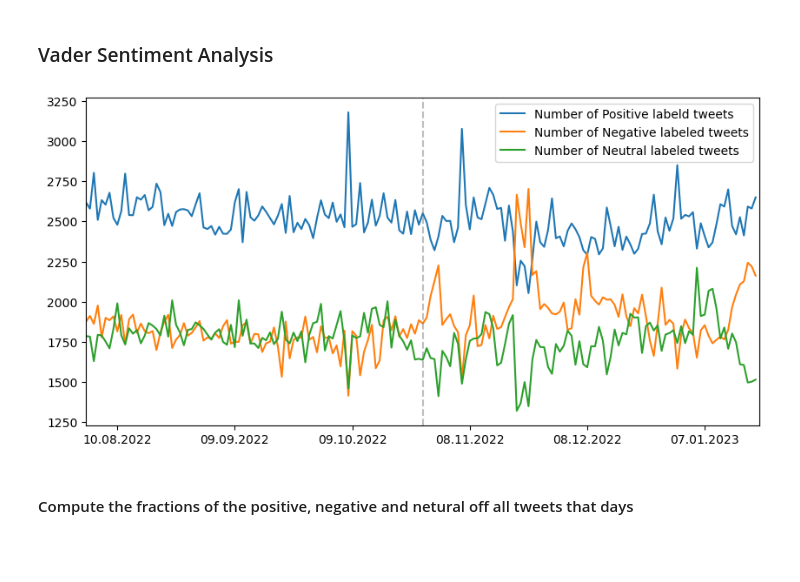
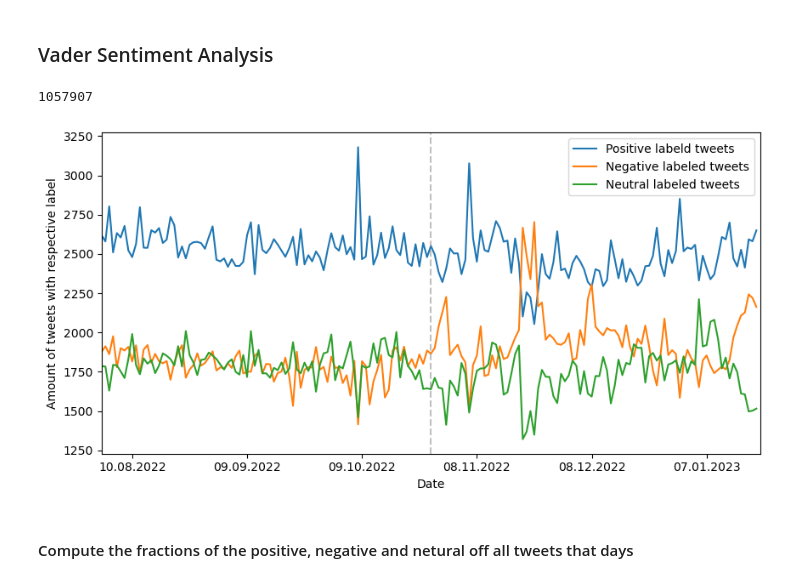
Before and after one commit to mdeppner/lgbtq-twitter-analysis, a Jupyter notebook: lgbtq_tweet_analysis.ipynb, the cells around one changed output. Drawn from its saved outputs; the diff is of its cells as text; code cells hidden in the pictures; blank space fills up the shorter version.

```diff
--- a/lgbtq_tweet_analysis.ipynb
+++ b/lgbtq_tweet_analysis.ipynb
@@ -535 +533,6 @@ print("Average subjectivity: ", avg_subj/count)
+# %%
+# Add polarity and subjectivity results to the processed dataframe
+
+df_processed = df_processed.assign(text_blob_polarity = polarities)
+df_processed = df_processed.assign(text_blob_subjectivity = subjectivities)
 # %%
@@ -588,0 +633,9 @@ plt.plot(polarities_per_day)
+# %%
+# Extract the days from the 'created_at' timestamps to make the handling of the violin plots easier
+
+days_only = [row['created_at'].date() for index, row in df_processed.iterrows()]
+df_processed = df_processed.assign(day = days_only)
+# %%
+# create a new column with the group number
+df_processed['days_since_start'] = (df_processed['created_at'] - startdates_all[0]).dt.days
+df_processed['week_group'] = (df_processed['days_since_start'] // 14) + 1
@@ -653,5 +716,9 @@ for index, sent_dict in enumerate(sentiment_list):
 
     else :
         labels[index] = "Neutral"
+# %%
+df_processed.shape[0]
+# %% [output]
+1057907
 # %%
 # Create new columns in the processed datframe for the results of the VADER sentiment analysis
@@ -661,9 +729,10 @@ df_processed = df_processed.assign(vader_neutral = neutral_values)
 df_processed = df_processed.assign(vader_compound = compound_values)
 df_processed = df_processed.assign(vader_label = labels)
 # %%
-positive_per_day = np.zeros(len(startdates_all))
-negative_per_day = np.zeros(len(startdates_all))
-neutral_per_day  = np.zeros(len(startdates_all))
+# Compute the amount of Positive, Neutral and Negative labeled tweets per day
+positive_per_day = np.zeros(total_days)
+negative_per_day = np.zeros(total_days)
+neutral_per_day  = np.zeros(total_days)
 index = 0
 
 for startdate, enddate in zip(startdates_all, enddates_all):
@@ -686,29 +755,32 @@ for startdate, enddate in zip(startdates_all, enddates_all):
 
     index += 1
 # %%
-import matplotlib.dates as mdates
-
+# Plot the results in form of a timeseries
 
 date_index = startdates_all
 
 plt.figure(figsize=(10, 5), dpi=100)
 
-plt.plot(date_index, positive_per_day, label='Number of Positive labeld tweets')
-plt.plot(date_index, negative_per_day, label='Number of Negative labeled tweets')
-plt.plot(date_index, neutral_per_day, label='Number of Neutral labeled tweets')
+plt.plot(date_index, positive_per_day, label='Positive labeld tweets')
+plt.plot(date_index, negative_per_day, label='Negative labeled tweets')
+plt.plot(date_index, neutral_per_day, label='Neutral labeled tweets')
 
 # set the tick locations and labels
 plt.gca().xaxis.set_major_locator(mdates.DayLocator(interval=30))
 plt.gca().xaxis.set_major_formatter(mdates.DateFormatter('%d.%m.%Y'))
 plt.xlim(startdates_all[0], enddates_all[-1])
 
 # Add a vertical line to mark the date of acquisition
 plt.axvline(x=date_of_acquisition,color='gray',linestyle='--',alpha=0.5)
 
+plt.xlabel("Date")
+plt.ylabel("Amount of tweets with respective label")
 plt.legend(loc='upper right')
+
+#plt.savefig('plots/total_numbers.png', transparent= True)
 plt.show()
 # %% [output]
-[figure, old version]
+[figure, new version]
 # %% [markdown]
 #### Compute the fractions of the positive, negative and netural off all tweets that days
 # %%
```
Also changed, not shown: parts of 44 cells of this notebook.
